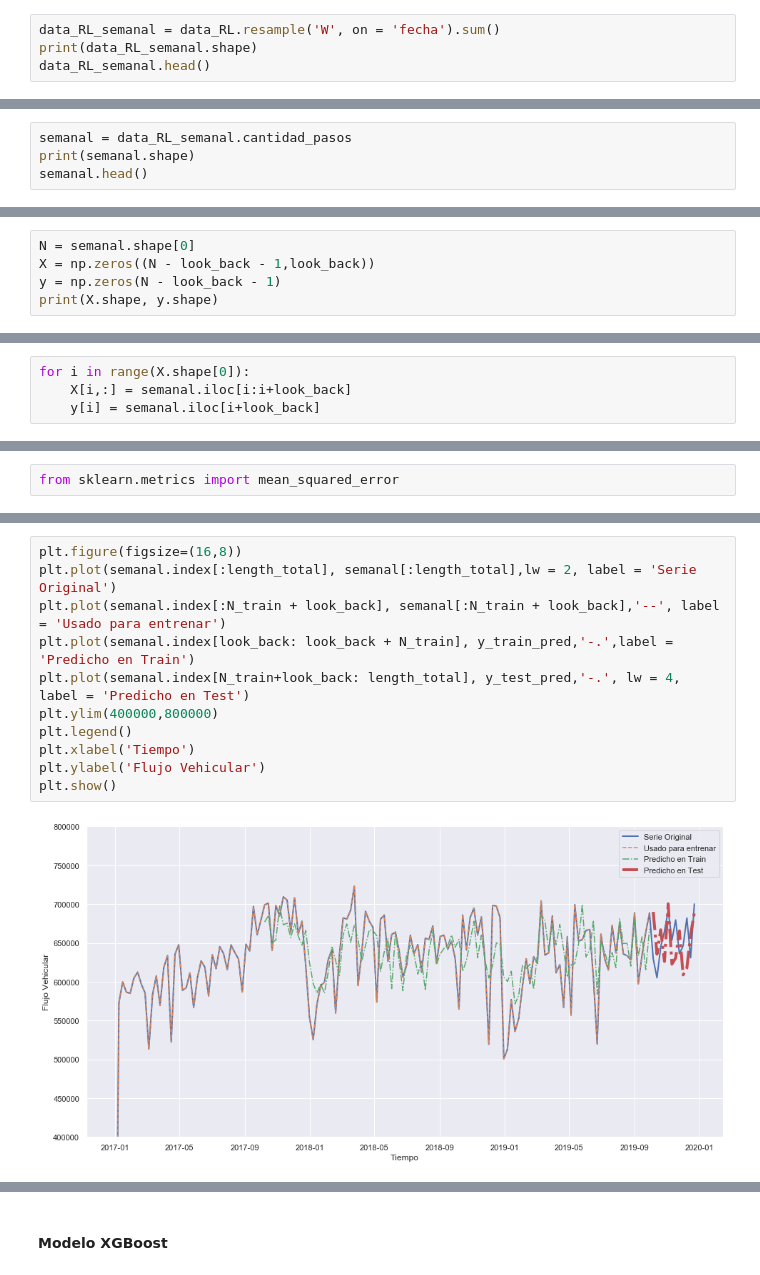
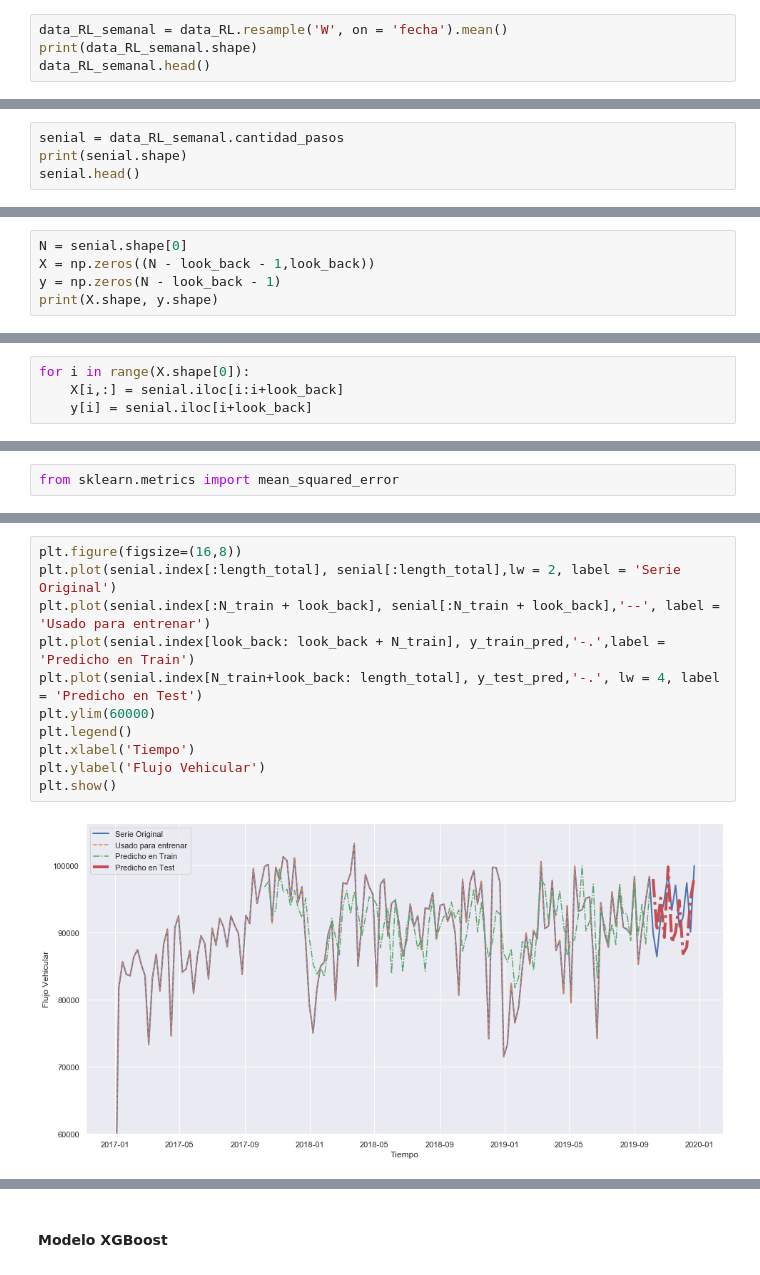
Before and after one commit to jmbedini/proyect_3_TS, a Jupyter notebook: DS_Proyecto_03_ST.ipynb, the cells around one changed output, grey strips where cells are left out. Cells and saved outputs as stored; diff of their text form.

```diff
--- a/DS_Proyecto_03_ST.ipynb
+++ b/DS_Proyecto_03_ST.ipynb
@@ -1149,7 +1183,7 @@ data_RL.head()
 # %% [markdown]
 Resampleamos nuestro Dataset en **semanas** para trabajarlo.
 # %%
-data_RL_semanal = data_RL.resample('W', on = 'fecha').sum()
+data_RL_semanal = data_RL.resample('W', on = 'fecha').mean()
 print(data_RL_semanal.shape)
 data_RL_semanal.head()
 # %% [output]
@@ -1164,7 +1198,7 @@ data_RL_semanal.head()
 # %%
-semanal = data_RL_semanal.cantidad_pasos
-print(semanal.shape)
-semanal.head()
+senial = data_RL_semanal.cantidad_pasos
+print(senial.shape)
+senial.head()
 # %% [output]
 (158,)
 fecha
@@ -1186,7 +1225,7 @@ print(N)
 # %% [output]
 158
 # %%
-N = semanal.shape[0]
+N = senial.shape[0]
 X = np.zeros((N - look_back - 1,look_back))
 y = np.zeros(N - look_back - 1)
 print(X.shape, y.shape)
@@ -1196,8 +1235,8 @@ print(X.shape, y.shape)
 Llenamos los `X` e `y`
 # %%
 for i in range(X.shape[0]):
-    X[i,:] = semanal.iloc[i:i+look_back]
-    y[i] = semanal.iloc[i+look_back]
+    X[i,:] = senial.iloc[i:i+look_back]
+    y[i] = senial.iloc[i+look_back]
 # %%
 print(X)
 # %% [output]
@@ -1274,15 +1321,15 @@ RMSE Test: 38180.11512974536
 # %%
 plt.figure(figsize=(16,8))
-plt.plot(semanal.index[:length_total], semanal[:length_total],lw = 2, label = 'Serie Original')
-plt.plot(semanal.index[:N_train + look_back], semanal[:N_train + look_back],'--', label = 'Usado para entrenar')
-plt.plot(semanal.index[look_back: look_back + N_train], y_train_pred,'-.',label = 'Predicho en Train')
-plt.plot(semanal.index[N_train+look_back: length_total], y_test_pred,'-.', lw = 4, label = 'Predicho en Test')
-plt.ylim(400000,800000)
+plt.plot(senial.index[:length_total], senial[:length_total],lw = 2, label = 'Serie Original')
+plt.plot(senial.index[:N_train + look_back], senial[:N_train + look_back],'--', label = 'Usado para entrenar')
+plt.plot(senial.index[look_back: look_back + N_train], y_train_pred,'-.',label = 'Predicho en Train')
+plt.plot(senial.index[N_train+look_back: length_total], y_test_pred,'-.', lw = 4, label = 'Predicho en Test')
+plt.ylim(60000)
 plt.legend()
 plt.xlabel('Tiempo')
 plt.ylabel('Flujo Vehicular')
 plt.show()
 # %% [output]
-[figure, old version]
+[figure, new version]
 # %% [markdown]
 ##### Primeras Conclusiones:
```
Also changed, not shown: parts of 52 cells of this notebook.
